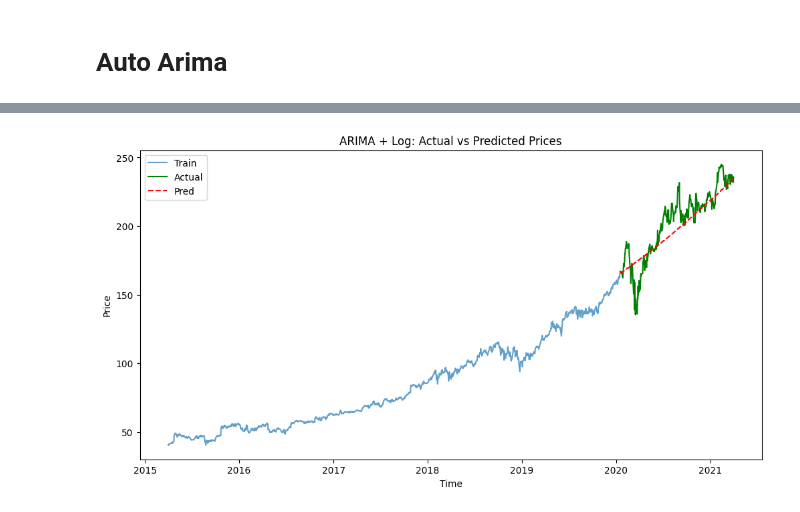
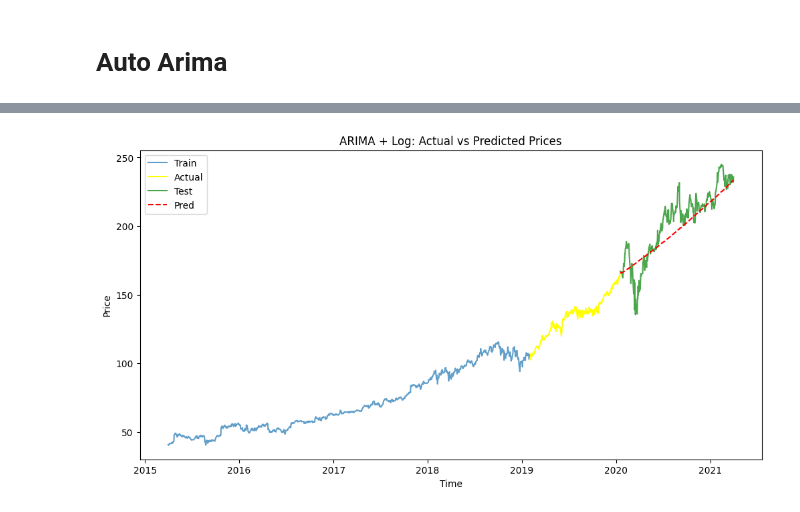
Before and after one commit to Kedar154/AI-Driven-Stock-Market-Intelligence, a Jupyter notebook: stock_pred_ARIMA(3).ipynb, the cells around one changed output, grey strips where cells are left out. Drawn from its saved outputs; the diff is of its cells as text; code cells hidden in the pictures.

```diff
--- a/stock_pred_ARIMA(3).ipynb
+++ b/stock_pred_ARIMA(3).ipynb
@@ -293,0 +279,15 @@ def log_rets_to_price(last_price, log_return_predictions):
+# %%
+model_logret = pm.auto_arima(combined_series,
+                      seasonal = False, # Turn off seasonality as recommended for stock data
+                      # m =5,
+                      d = None,
+                      test = 'adf',
+                      start_p = 0,
+                      start_q = 0,
+                      max_p = 5,       # Reduced max_p as suggested
+                      max_q = 5,       # Reduced max_q as suggested
+                      stepwise=True,
+                      suppress_warnings=True,
+                      error_action="ignore",
+                      n_jobs=-1        # Enable parallel processing
+                      )
@@ -294,4 +316,4 @@ def log_rets_to_price(last_price, log_return_predictions):
 # %%
-forecast = model_logret.predict(n_periods=len(val))
+forecast = model_logret.predict(n_periods=len(te))
+forecasted_price = log_rets_to_price(val['price'][-1], forecast)
+forecasted_price.index = te.index
-# %%
-forecasted_price = log_rets_to_price(tr['price'][-1], forecast)
@@ -315,16 +320,15 @@ dtype: float64
-# %%
-forecasted_price.index = val.index
 # %%
 plt.figure(figsize=(12,6))
 
 plt.plot(tr.price, label="Train", alpha=0.7)
-plt.plot(val.price, label="Actual", color="green")
+plt.plot(val.price, label="Actual", color="yellow")
+plt.plot(te.price, label="Test", alpha=0.7, color = 'green')
 plt.plot(forecasted_price, label="Pred", linestyle="--", color='red')
 
 plt.legend()
 plt.title("ARIMA + Log: Actual vs Predicted Prices")
 plt.xlabel("Time")
 plt.ylabel("Price")
 plt.show()
 # %% [output]
-[figure, old version]
+[figure, new version]
```
Also changed, not shown: parts of 53 cells of this notebook.
